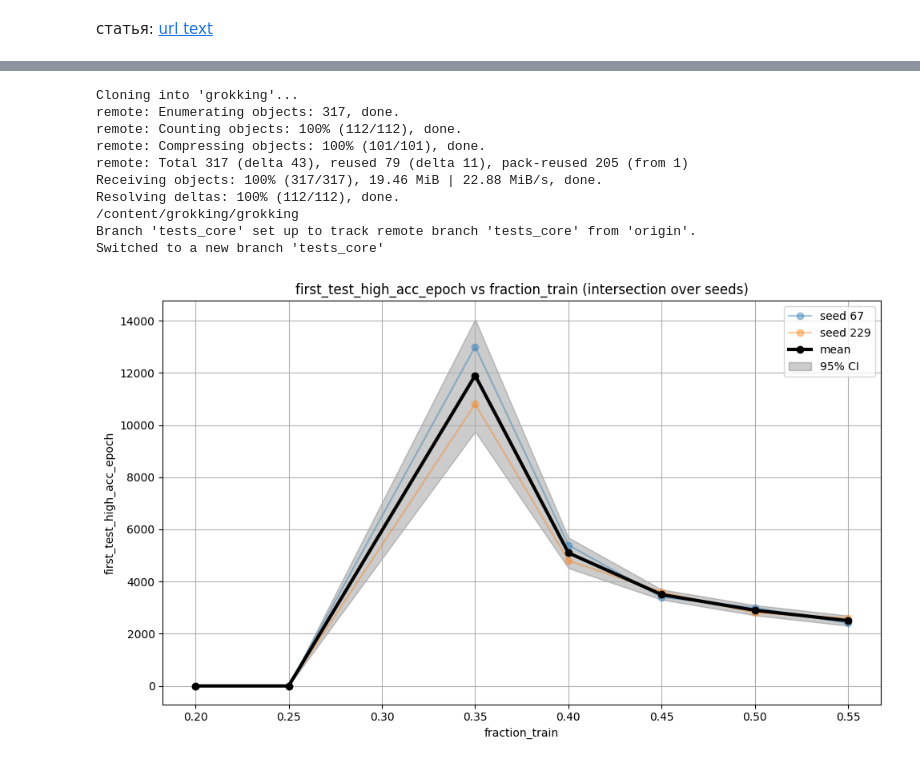
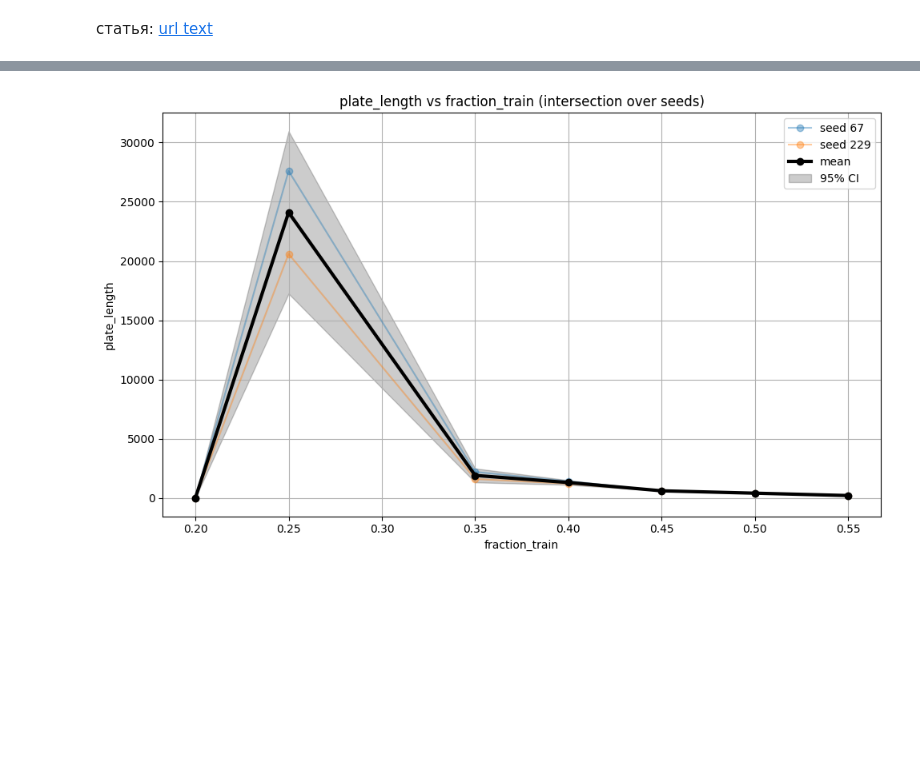
Before and after one commit to slimisgit/grokking, a Jupyter notebook: report.ipynb, the cells around one changed output, grey strips where cells are left out. Cells and saved outputs as stored; diff of their text form; code cells hidden in the pictures; blank space fills up the shorter version.

Commit message:
tests core 2.0

```diff
--- a/report.ipynb
+++ b/report.ipynb
@@ -558,24 +588,11 @@ def plot_metric_vs_hyperparam(
     plt.tight_layout()
     plt.show()
 # %%
-!git clone https://github.com/slimisgit/grokking.git
-%cd grokking
-!git checkout tests_core
 
 plot_metric_vs_hyperparam(
     hyperparam_name="fraction_train",
     seeds=[67,229],
-    metric_name="first_test_high_acc_epoch"
+    metric_name="plate_length"
 )
 # %% [output]
-Cloning into 'grokking'...
-remote: Enumerating objects: 317, done.
-remote: Counting objects: 100% (112/112), done.
-remote: Compressing objects: 100% (101/101), done.
-remote: Total 317 (delta 43), reused 79 (delta 11), pack-reused 205 (from 1)
-Receiving objects: 100% (317/317), 19.46 MiB | 22.88 MiB/s, done.
-Resolving deltas: 100% (112/112), done.
-/content/grokking/grokking
-Branch 'tests_core' set up to track remote branch 'tests_core' from 'origin'.
-Switched to a new branch 'tests_core'
-[figure, old version]
+[figure, new version]
```
Also changed, not shown: parts of 6 cells of this notebook.
